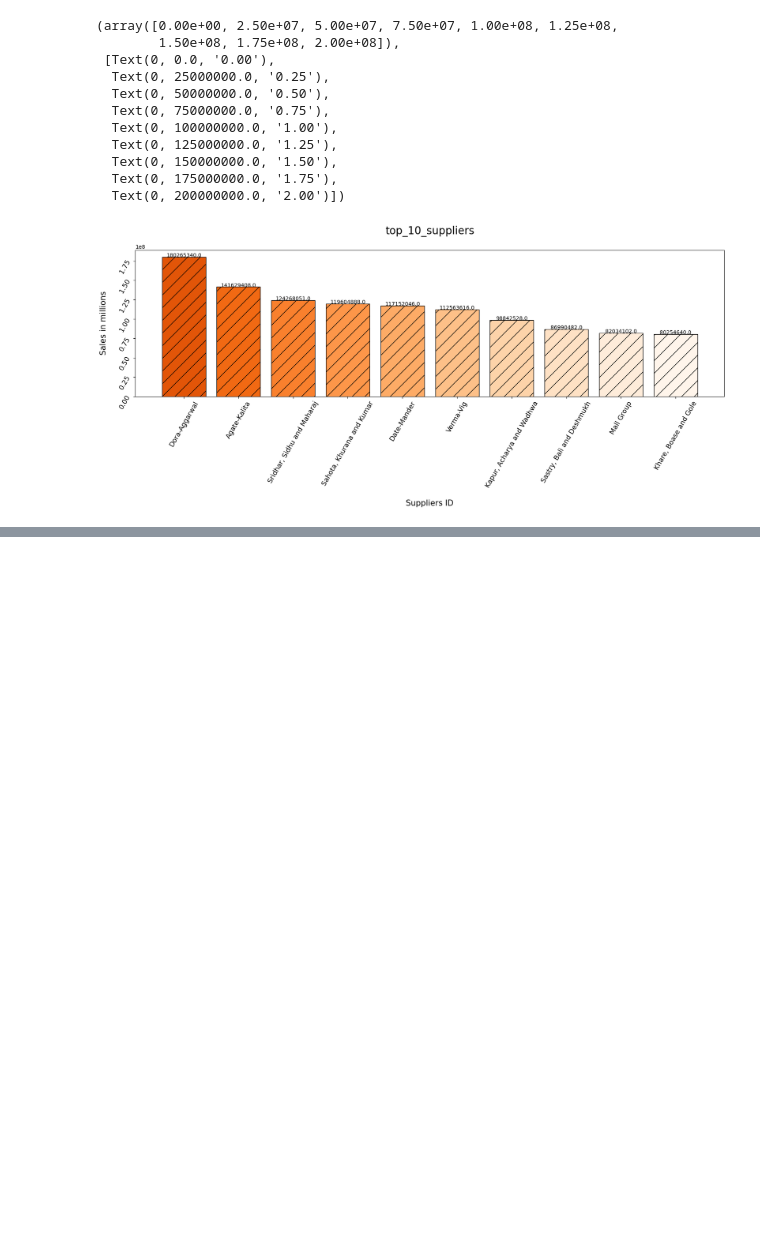
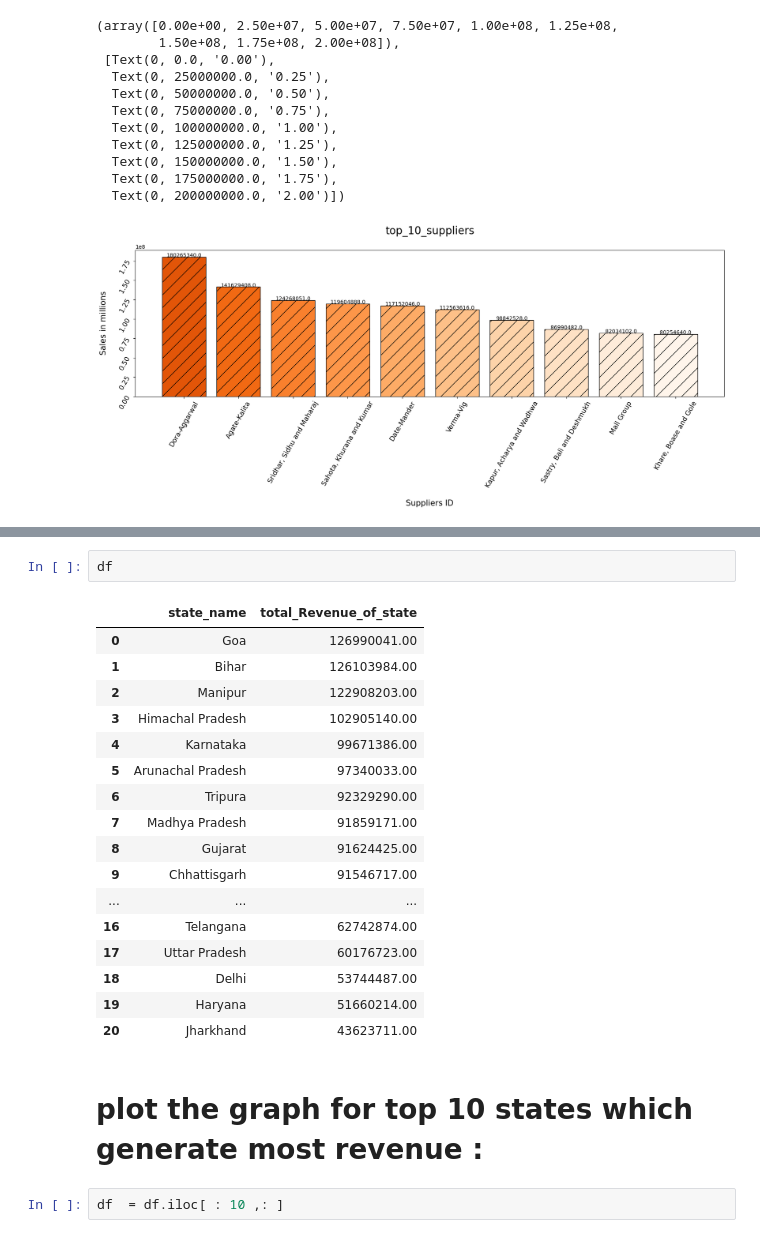
Before and after one commit to Anikaitmalik/Swift_market_data_analysis, a Jupyter notebook: swiftmarket.ipynb, the cells around one changed output, grey strips where cells are left out. Saved outputs shown, nothing was run; the diff lists cells and outputs as text; blank space fills up the shorter version.

```diff
--- a/swiftmarket.ipynb
+++ b/swiftmarket.ipynb
@@ -688,0 +700,24 @@ plt.yticks(rotation = 60 , size = 13)
+# %%
+df
+# %% [output]
+|  | state_name | total_Revenue_of_state |
+| 0 | Goa | 126990041.00 |
+| 1 | Bihar | 126103984.00 |
+| 2 | Manipur | 122908203.00 |
+| 3 | Himachal Pradesh | 102905140.00 |
+| 4 | Karnataka | 99671386.00 |
+| 5 | Arunachal Pradesh | 97340033.00 |
+| 6 | Tripura | 92329290.00 |
+| 7 | Madhya Pradesh | 91859171.00 |
+| 8 | Gujarat | 91624425.00 |
+| 9 | Chhattisgarh | 91546717.00 |
+| ... | ... | ... |
+| 16 | Telangana | 62742874.00 |
+| 17 | Uttar Pradesh | 60176723.00 |
+| 18 | Delhi | 53744487.00 |
+| 19 | Haryana | 51660214.00 |
+| 20 | Jharkhand | 43623711.00 |
+# %% [markdown]
+# plot the graph for top 10 states which generate most revenue :
+# %%
+df  = df.iloc[ : 10 ,: ]
```
Also changed, not shown: parts of 6 cells of this notebook.
